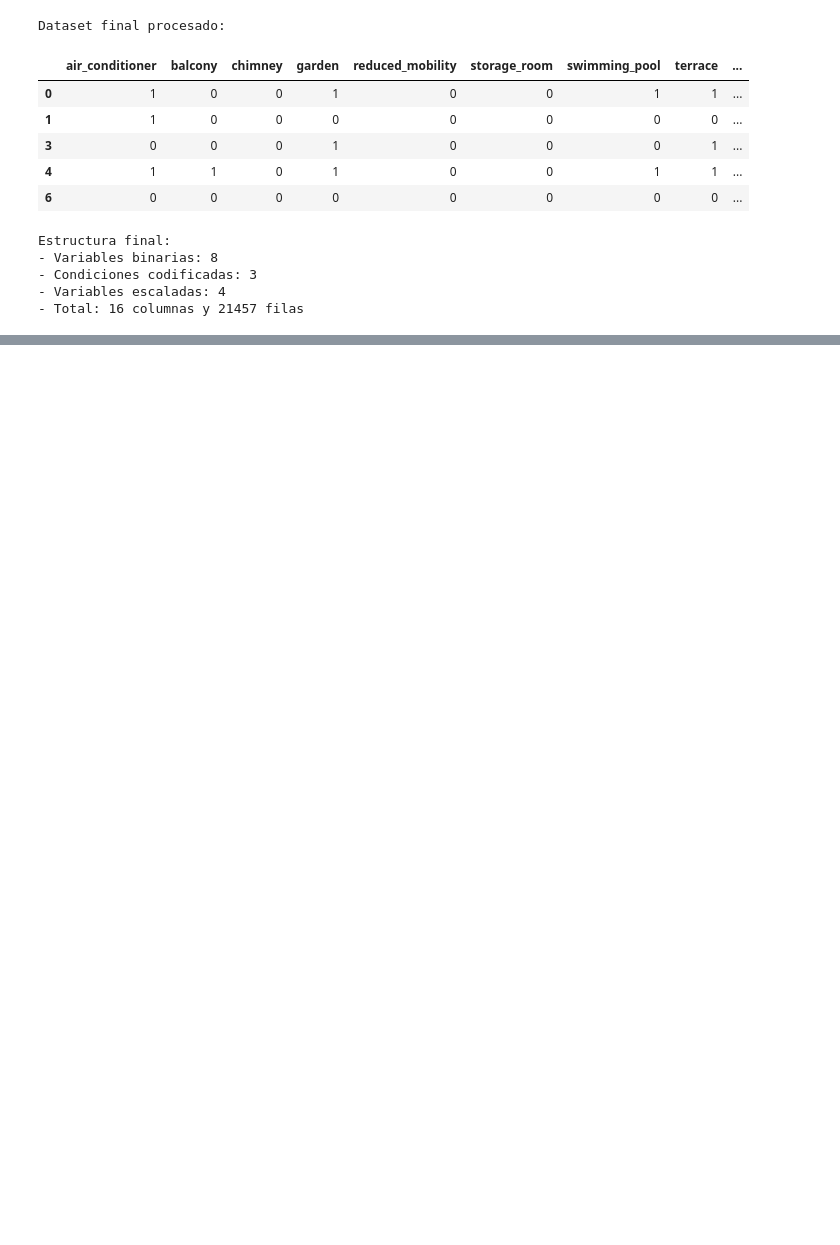
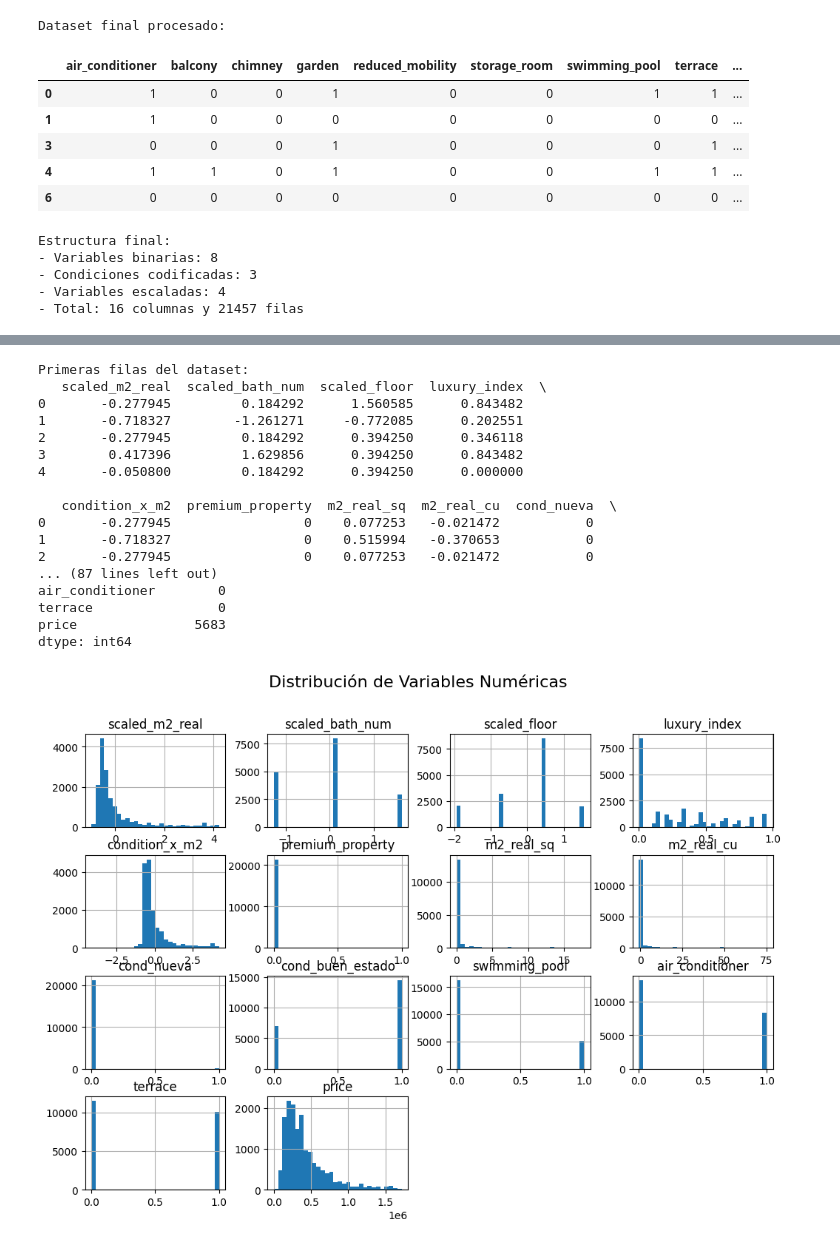
Before and after one commit to alejandrorod-tajamar/HousingPricesPrediction, a Jupyter notebook: Housing_Spain.ipynb, the cells around one changed output, grey strips where cells are left out. Saved outputs shown, nothing was run; the diff lists cells and outputs as text; code cells hidden in the pictures; blank space fills up the shorter version.

```diff
--- a/Housing_Spain.ipynb
+++ b/Housing_Spain.ipynb
@@ -608,0 +562,49 @@ Name: proportion, dtype: float64
+# %%
+# Cargar el dataset (reemplaza 'dataset.csv' con la ruta de tu archivo)
+df = pd.read_csv('houses_balears_final.csv')
+
+# Mostrar las primeras filas
+print("Primeras filas del dataset:")
+print(df.head())
+
+# Información general del dataset
+print("\nInformación general del dataset:")
+print(df.info())
+
+# Estadísticas descriptivas
+print("\nEstadísticas descriptivas:")
+print(df.describe())
+
+# Verificar valores nulos
+print("\nValores nulos por columna:")
+print(df.isnull().sum())
+
+# Distribución de las variables numéricas
+df.hist(figsize=(12, 8), bins=30)
+plt.suptitle("Distribución de Variables Numéricas", fontsize=16)
+plt.show()
+
+# Matriz de correlación
+plt.figure(figsize=(10, 6))
+sns.heatmap(df.corr(), annot=True, cmap='coolwarm', fmt=".2f", linewidths=0.5)
+plt.title("Matriz de Correlación")
+plt.show()
+# %% [output]
+Primeras filas del dataset:
+   scaled_m2_real  scaled_bath_num  scaled_floor  luxury_index  \
+0       -0.277945         0.184292      1.560585      0.843482
+1       -0.718327        -1.261271     -0.772085      0.202551
+2       -0.277945         0.184292      0.394250      0.346118
+3        0.417396         1.629856      0.394250      0.843482
+4       -0.050800         0.184292      0.394250      0.000000
+
+   condition_x_m2  premium_property  m2_real_sq  m2_real_cu  cond_nueva  \
+0       -0.277945                 0    0.077253   -0.021472           0
+1       -0.718327                 0    0.515994   -0.370653           0
+2       -0.277945                 0    0.077253   -0.021472           0
+... (87 lines left out)
+air_conditioner        0
+terrace                0
+price               5683
+dtype: int64
+[figure, added]
```
Also changed, not shown: parts of 9 cells of this notebook, 2 other files.
